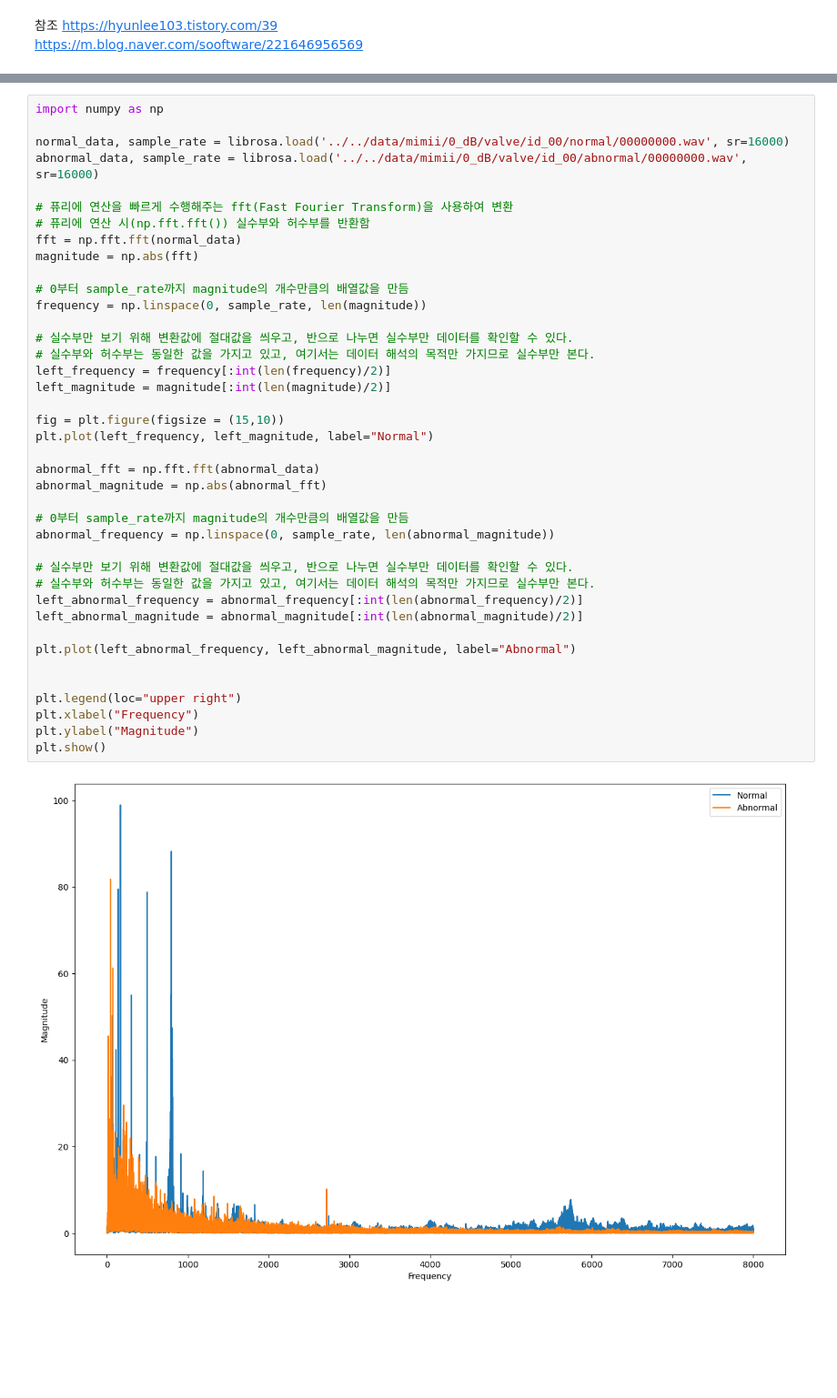
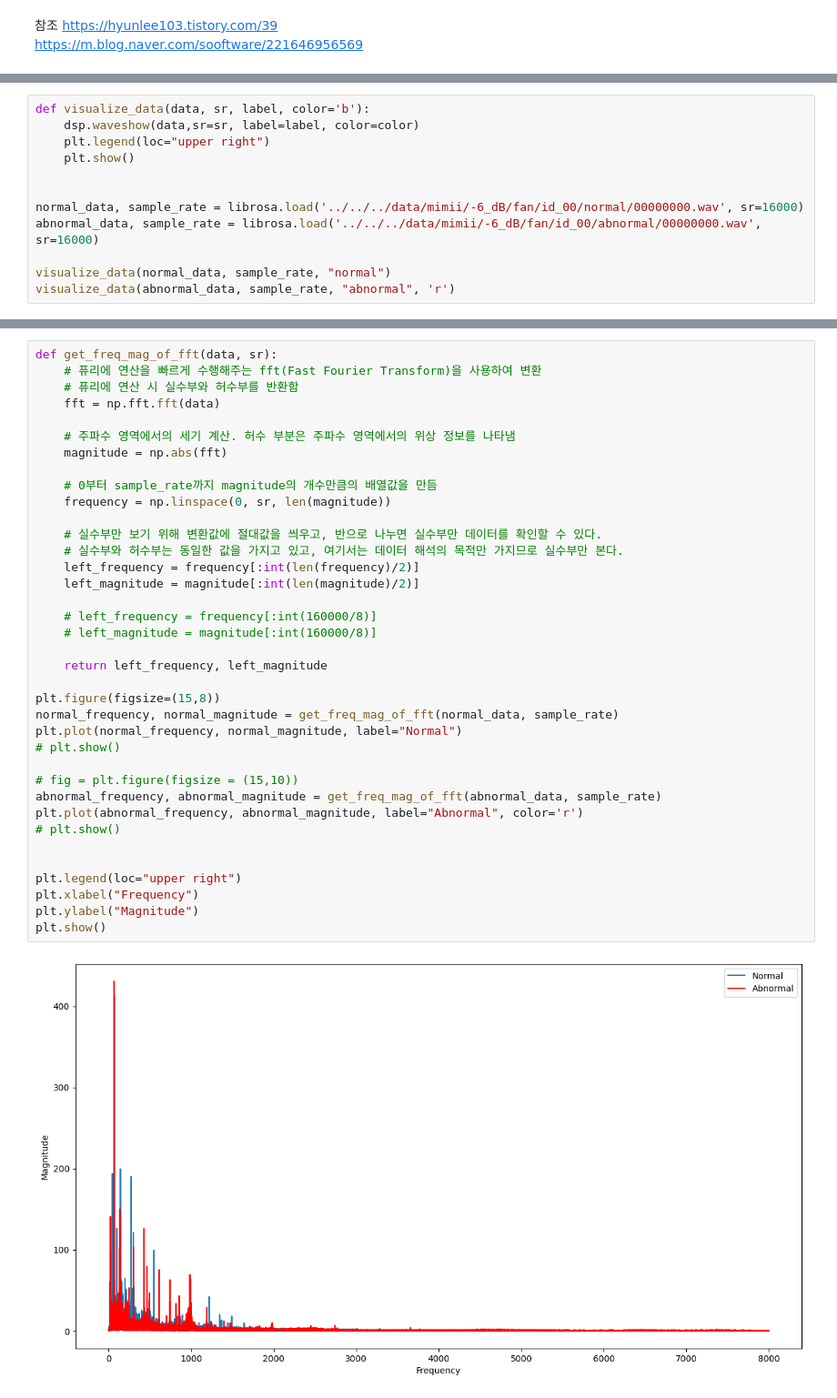
Before and after one commit to Kseorang1218/Deep-Learning-Study, a Jupyter notebook: MIMII/etc/MIMII데이터셋.ipynb, the cells around one changed output, grey strips where cells are left out. Shown at 91% size. Drawn from its saved outputs; the diff is of its cells as text; blank space fills up the shorter version.

```diff
--- a/MIMII/etc/MIMII데이터셋.ipynb
+++ b/MIMII/etc/MIMII데이터셋.ipynb
@@ -30,0 +10,12 @@ plt.show()
+# %%
+def visualize_data(data, sr, label, color='b'):
+    dsp.waveshow(data,sr=sr, label=label, color=color)
+    plt.legend(loc="upper right")
+    plt.show()
+
+
+normal_data, sample_rate = librosa.load('../../../data/mimii/-6_dB/fan/id_00/normal/00000000.wav', sr=16000)
+abnormal_data, sample_rate = librosa.load('../../../data/mimii/-6_dB/fan/id_00/abnormal/00000000.wav', sr=16000)
+
+visualize_data(normal_data, sample_rate, "normal")
+visualize_data(abnormal_data, sample_rate, "abnormal", 'r')
@@ -31,42 +25,39 @@ plt.show()
 # %%
-import numpy as np
+def get_freq_mag_of_fft(data, sr):
+    # 퓨리에 연산을 빠르게 수행해주는 fft(Fast Fourier Transform)을 사용하여 변환
+    # 퓨리에 연산 시 실수부와 허수부를 반환함
+    fft = np.fft.fft(data)
 
-normal_data, sample_rate = librosa.load('../../data/mimii/0_dB/valve/id_00/normal/00000000.wav', sr=16000)
-abnormal_data, sample_rate = librosa.load('../../data/mimii/0_dB/valve/id_00/abnormal/00000000.wav', sr=16000)
+    # 주파수 영역에서의 세기 계산. 허수 부분은 주파수 영역에서의 위상 정보를 나타냄
+    magnitude = np.abs(fft)
 
-# 퓨리에 연산을 빠르게 수행해주는 fft(Fast Fourier Transform)을 사용하여 변환
-# 퓨리에 연산 시(np.fft.fft()) 실수부와 허수부를 반환함
-fft = np.fft.fft(normal_data)
-magnitude = np.abs(fft)
+    # 0부터 sample_rate까지 magnitude의 개수만큼의 배열값을 만듬
+    frequency = np.linspace(0, sr, len(magnitude))
 
-# 0부터 sample_rate까지 magnitude의 개수만큼의 배열값을 만듬
-frequency = np.linspace(0, sample_rate, len(magnitude))
+    # 실수부만 보기 위해 변환값에 절대값을 씌우고, 반으로 나누면 실수부만 데이터를 확인할 수 있다.
+    # 실수부와 허수부는 동일한 값을 가지고 있고, 여기서는 데이터 해석의 목적만 가지므로 실수부만 본다.
+    left_frequency = frequency[:int(len(frequency)/2)]
+    left_magnitude = magnitude[:int(len(magnitude)/2)]
 
-# 실수부만 보기 위해 변환값에 절대값을 씌우고, 반으로 나누면 실수부만 데이터를 확인할 수 있다.
-# 실수부와 허수부는 동일한 값을 가지고 있고, 여기서는 데이터 해석의 목적만 가지므로 실수부만 본다.
-left_frequency = frequency[:int(len(frequency)/2)]
-left_magnitude = magnitude[:int(len(magnitude)/2)]
+    # left_frequency = frequency[:int(160000/8)]
+    # left_magnitude = magnitude[:int(160000/8)]
 
-fig = plt.figure(figsize = (15,10))
-plt.plot(left_frequency, left_magnitude, label="Normal")
+    return left_frequency, left_magnitude
 
-abnormal_fft = np.fft.fft(abnormal_data)
-abnormal_magnitude = np.abs(abnormal_fft)
+plt.figure(figsize=(15,8))
+normal_frequency, normal_magnitude = get_freq_mag_of_fft(normal_data, sample_rate)
+plt.plot(normal_frequency, normal_magnitude, label="Normal")
+# plt.show()
 
-# 0부터 sample_rate까지 magnitude의 개수만큼의 배열값을 만듬
-abnormal_frequency = np.linspace(0, sample_rate, len(abnormal_magnitude))
-
-# 실수부만 보기 위해 변환값에 절대값을 씌우고, 반으로 나누면 실수부만 데이터를 확인할 수 있다.
-# 실수부와 허수부는 동일한 값을 가지고 있고, 여기서는 데이터 해석의 목적만 가지므로 실수부만 본다.
-left_abnormal_frequency = abnormal_frequency[:int(len(abnormal_frequency)/2)]
-left_abnormal_magnitude = abnormal_magnitude[:int(len(abnormal_magnitude)/2)]
-
-plt.plot(left_abnormal_frequency, left_abnormal_magnitude, label="Abnormal")
+# fig = plt.figure(figsize = (15,10))
+abnormal_frequency, abnormal_magnitude = get_freq_mag_of_fft(abnormal_data, sample_rate)
+plt.plot(abnormal_frequency, abnormal_magnitude, label="Abnormal", color='r')
+# plt.show()
 
 
 plt.legend(loc="upper right")
 plt.xlabel("Frequency")
 plt.ylabel("Magnitude")
 plt.show()
 # %% [output]
-[figure, old version]
+[figure, new version]
```
Also changed, not shown: parts of 15 cells of this notebook, 1 other file.
